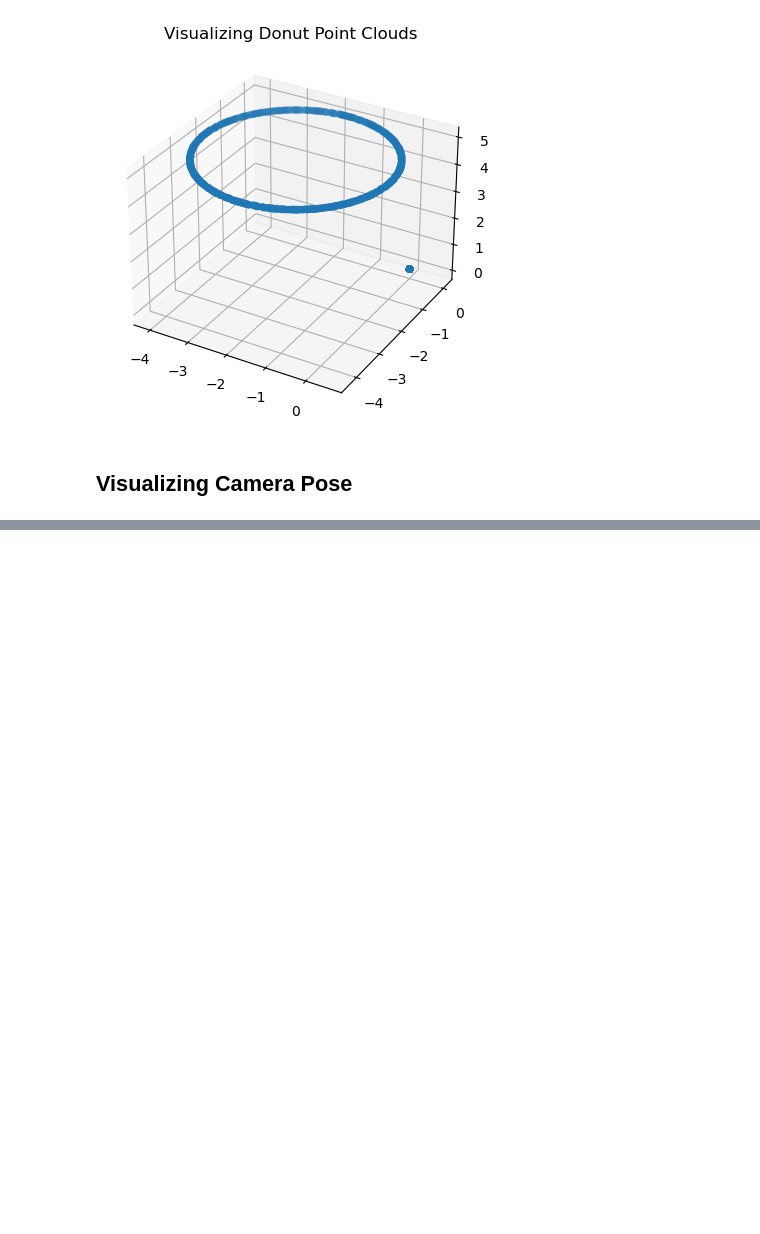
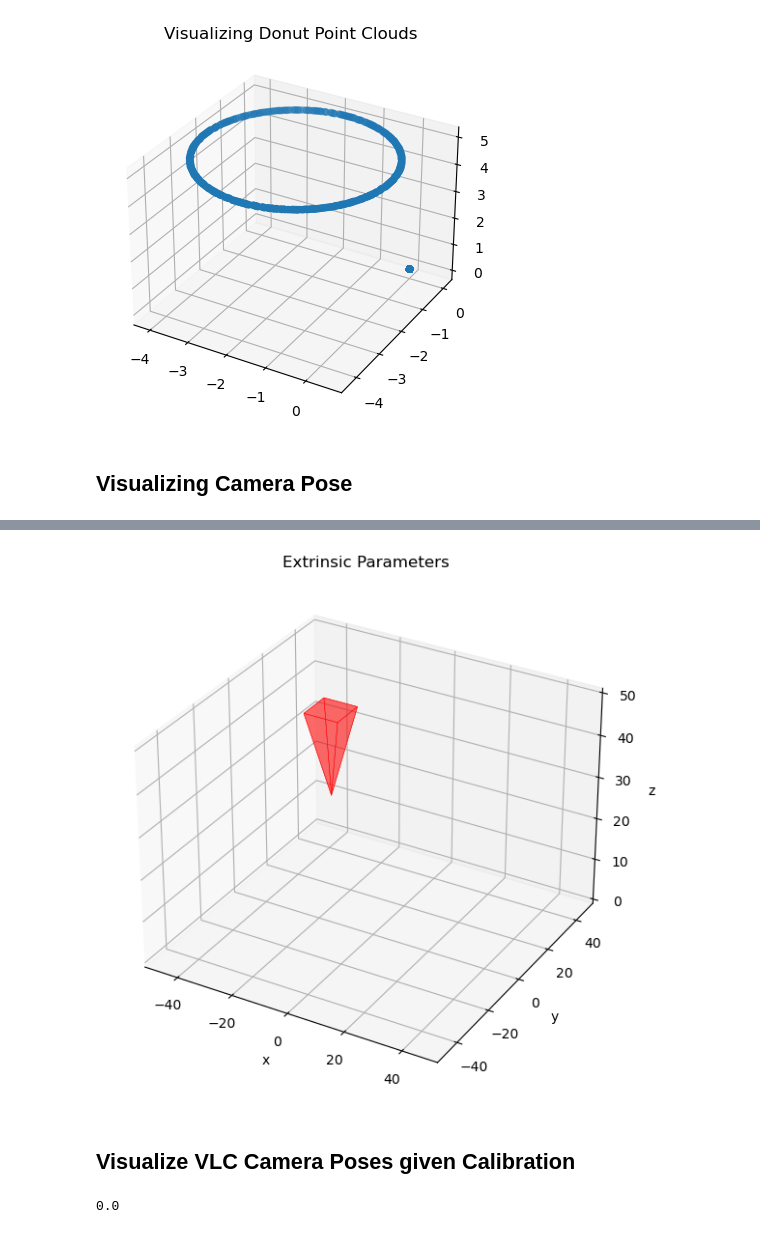
Before and after one commit to dangthanhan507/Hololens-Project, a Jupyter notebook: notebooks/phase_unwrap/Understanding_HL_3D_CV.ipynb, the cells around one changed output, grey strips where cells are left out. Drawn from its saved outputs; the diff is of its cells as text; code cells hidden in the pictures; blank space fills up the shorter version.

```diff
--- a/notebooks/phase_unwrap/Understanding_HL_3D_CV.ipynb
+++ b/notebooks/phase_unwrap/Understanding_HL_3D_CV.ipynb
@@ -88,0 +99,11 @@ plt.show()
+# %%
+visualizer = CameraPoseVisualizer([-50, 50], [-50, 50], [0, 50])
+
+#extrinsic is 4x4
+extrinsic = np.array([[1,0,0,-15],[0,1,0,0],[0,0,1,30],[0,0,0,1]]) #applied R|t directly onto the pose
+visualizer.extrinsic2pyramid(extrinsic, 'r', focal_len_scaled=20)
+visualizer.show()
+# %% [output]
+[figure, added]
+# %% [markdown]
+## Visualize VLC Camera Poses given Calibration
@@ -88,0 +128,4 @@ plt.show()
+# %%
+calib_lt.undistort_map.max()
+# %% [output]
+0.0
```
Also changed, not shown: parts of 8 cells of this notebook, 2 other files.
